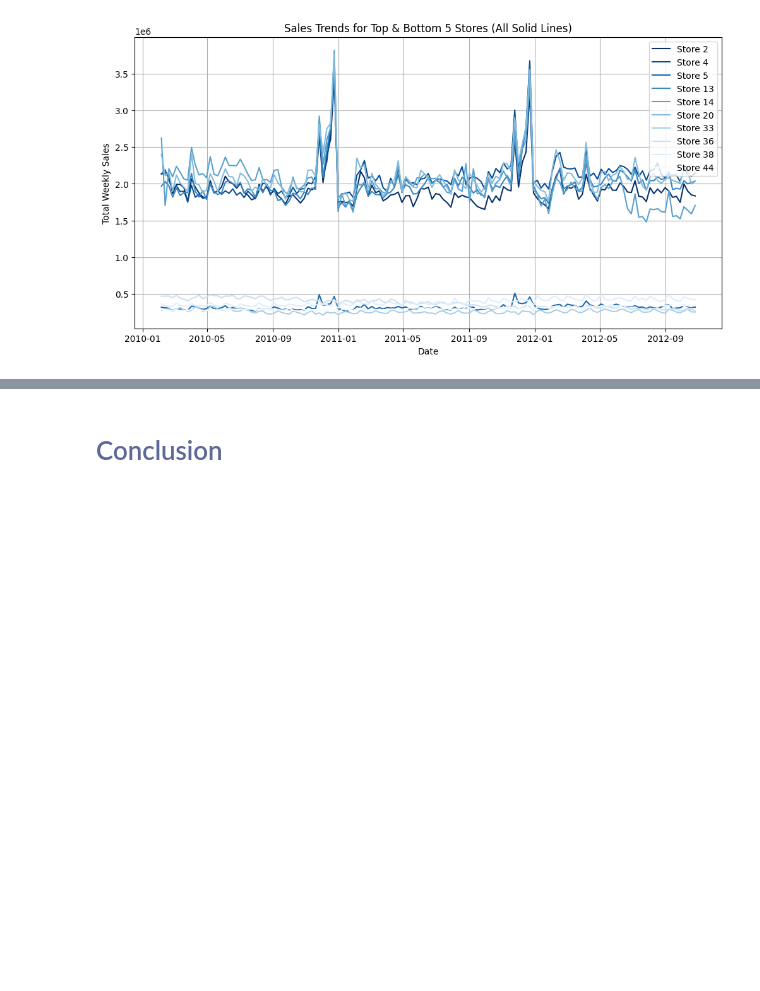
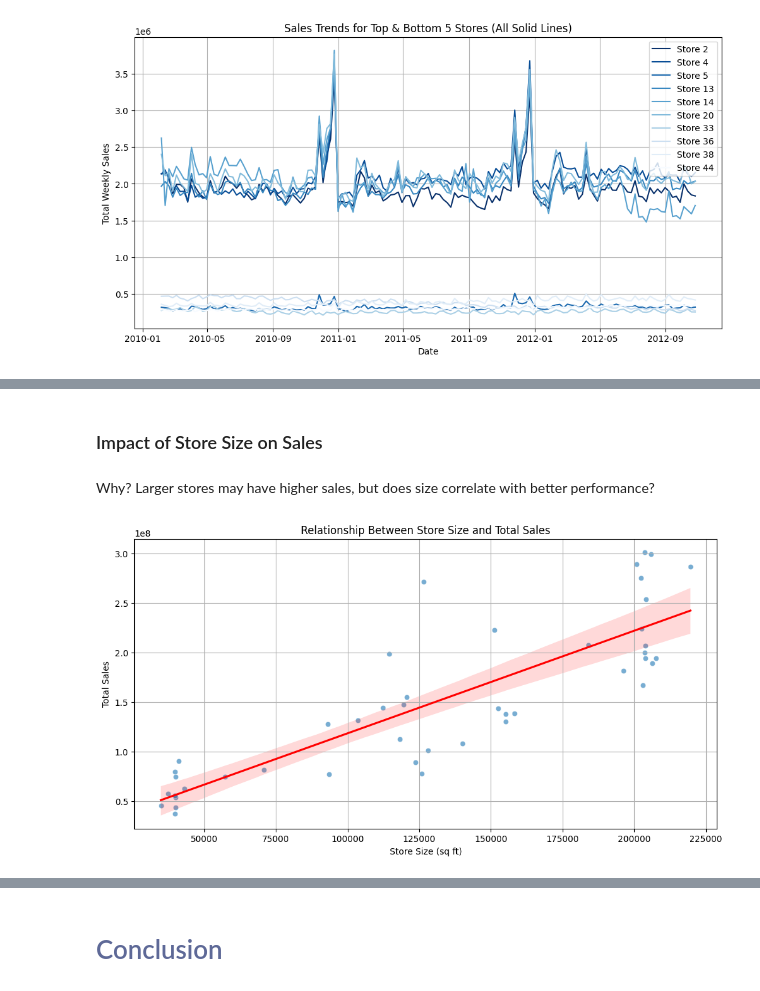
Before and after one commit to johnpospisil/walmart-sales, a Jupyter notebook: forecasting-walmart-sales.ipynb, the cells around one changed output, grey strips where cells are left out. Drawn from its saved outputs; the diff is of its cells as text; code cells hidden in the pictures; blank space fills up the shorter version.

```diff
--- a/forecasting-walmart-sales.ipynb
+++ b/forecasting-walmart-sales.ipynb
@@ -880,0 +948,24 @@ Observations:
+# %% [markdown]
+### Impact of Store Size on Sales
+# %% [markdown]
+Why? Larger stores may have higher sales, but does size correlate with better performance?
+# %%
+# Ensure 'Size' is included in the groupby result
+store_sales_size = train.groupby("Store", as_index=False).agg({
+    "Weekly_Sales": "sum",
+    "Size": "first"  # Retain each store's Size value
+})
+
+# Plot the scatterplot with regression line
+plt.figure(figsize=(12,6))
+sns.scatterplot(data=store_sales_size, x="Size", y="Weekly_Sales", alpha=0.6)
+sns.regplot(data=store_sales_size, x="Size", y="Weekly_Sales", scatter=False, color='red')
+
+plt.title("Relationship Between Store Size and Total Sales")
+plt.xlabel("Store Size (sq ft)")
+plt.ylabel("Total Sales")
+plt.grid(True)
+plt.savefig("Impact_of_Store_Size_on_Sales.jpg", format="jpg", dpi=300)
+plt.show()
+# %% [output]
+[figure, added]
```
Also changed, not shown: parts of 41 cells of this notebook.
